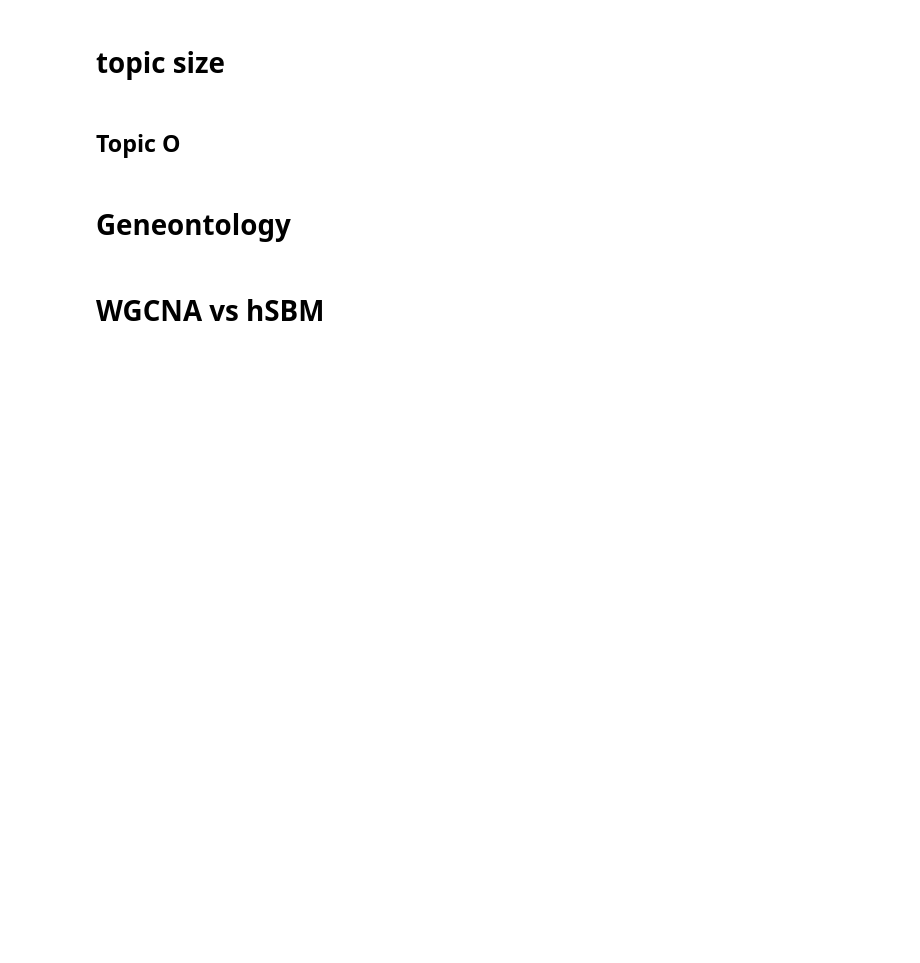
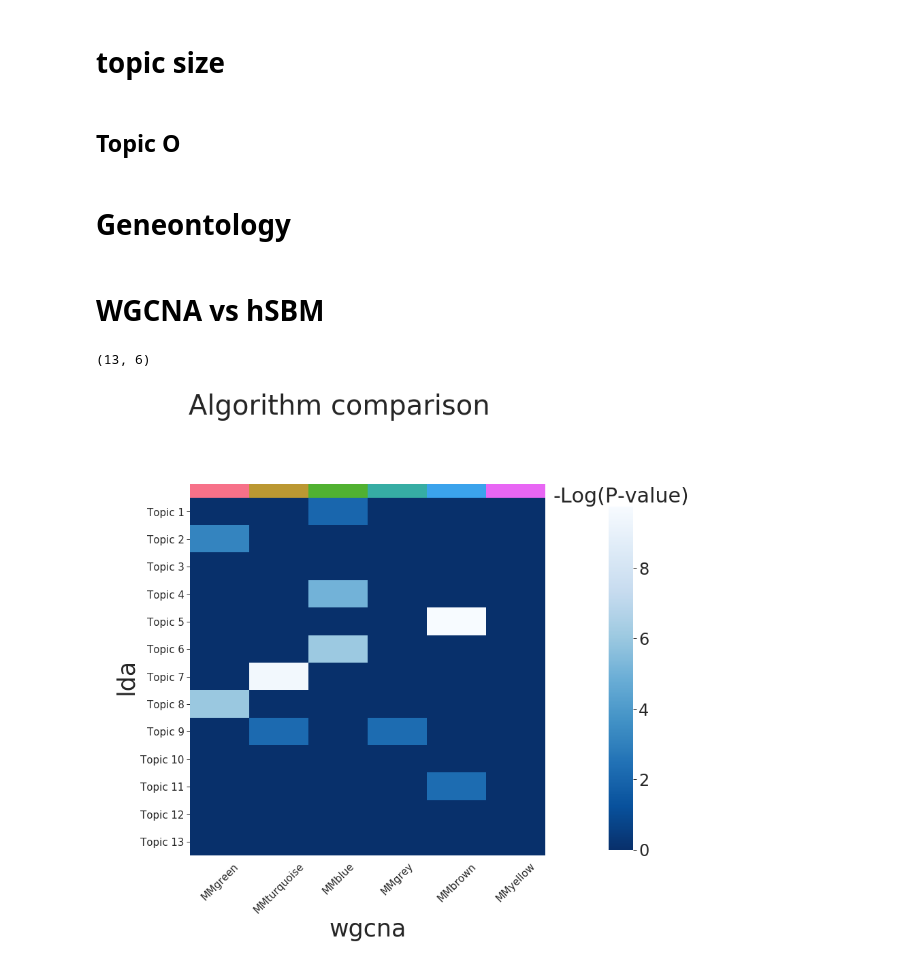
Before and after one commit to fvalle1/phd, a Jupyter notebook: hSBM_topics.ipynb, the cells around one changed output. Drawn from its saved outputs; the diff is of its cells as text; code cells hidden in the pictures; blank space fills up the shorter version.

```diff
--- a/hSBM_topics.ipynb
+++ b/hSBM_topics.ipynb
@@ -154,6 +183,9 @@ lda_list = pd.read_csv("lda/lda_level_2_word-dist.csv", index_col=0).apply(pd.Se
 # %%
-list_1 = hsbm_list
-list_2 = lda_list
+list_1 = lda_list
+list_2 = wgcna_list
+
+first_name = "lda"
+last_name = "wgcna"
 
 #to uniform
 list_1 = list_1[list_1.index.isin(list_2.index)]
@@ -164,51 +196,70 @@ pop_successes = {module:len(list_2[list_2==module]) for module in list_2.unique(
 sample_sizes = {topic:len(list_1[list_1==topic]) for topic in list_1.unique()}
 num_successes = pd.DataFrame(index=list_1.unique(), columns=list_2.unique()).fillna(0)
 for g in list_2.index:
-    if g in list_1:
+    if g in list_1.index:
         num_successes.at[list_1[g],list_2[g]]+=1
+num_successes.shape
+# %% [output]
+(13, 6)
 # %%
-df_cmap=pd.DataFrame(index=list_1.unique(), columns=list_2.unique()).fillna(0.5)
-for module in df_cmap.columns:
-    for topic in df_cmap.index:
-        x = num_successes.at[topic,module].astype(int) # number of successes
+df_cmap=pd.DataFrame(index=["Topic %d"%(d+1) for d in range(len(list_1.unique()))],
+                     columns=["Topic %d"%(d+1) for d in range(len(list_2.unique()))]).fillna(0.5)
+if "wgcna" in last_name:
+    df_cmap.columns=num_successes.columns
+for module, module_successes in zip(df_cmap.columns, num_successes.columns):
+    for topic, topic_successes in zip(df_cmap.index, num_successes.index):
+        x = num_successes.at[topic_successes,module_successes].astype(int) # number of successes
         M = population_size # pop size
-        k = pop_successes[module] # successes in pop
-        N = sample_sizes[topic] # sample size
+        k = pop_successes[module_successes] # successes in pop
+        N = sample_sizes[topic_successes] # sample size
         pval = hypergeom.sf(x-1, M, k, N)
         df_cmap.at[topic,module]=-np.log10(float(pval))
 # %%
-df_cmap[df_cmap<3]=0
+df_cmap[df_cmap<2]=0
 # %%
 #df_cmap = df_cmap.sort_values(by=[c for c in df_cmap.columns], axis=0, ascending=True)
 #create a color palette with the same number of colors as unique values in the Source column
 network_pal = sns.color_palette('husl',n_colors=len(df_cmap.columns))
 
 #Create a dictionary where the key is the category and the values are the
 #colors from the palette we just created
 network_lut = dict(zip(df_cmap.columns, network_pal))
 network_col = df_cmap.columns.map(network_lut)
 #Create a dictionary where the key is the category and the values are the
 #colors from the palette we just created
 network_lut = dict(zip(df_cmap.columns, network_pal))
 network_col = df_cmap.columns.map(network_lut)
 
-fig = plt.figure()
 cm = sns.clustermap(df_cmap,
                     row_cluster=False,
                     col_cluster=False,
                     metric='euclidean',
                     vmin=0,
                     cmap='Blues_r',
-                    col_colors=network_col)
+                    col_colors=network_col,
+                    mask=False,
+                   cbar_pos=(1.05,0.05,0.05,0.7))
 
 ax = cm.ax_heatmap
 ax.tick_params(labelsize=15)
+
+ax.set_ylabel(first_name, fontsize=35)
+ax.set_xlabel(last_name, fontsize=35)
+ax.set_xticklabels(df_cmap.columns, rotation=45)
+ax.yaxis.tick_left()
+ax.yaxis.set_label_position("left")
+
 cax = cm.ax_cbar
 cax.tick_params(labelsize=24)
 cax.set_title("-Log(P-value)", fontsize=30)
 
+#plt.tight_layout()
+
 cm.fig.suptitle('Algorithm comparison', fontsize=40)
-cm.fig.savefig("topics_logp.pdf")
+cm.savefig(f"topics_logp_{first_name}_{last_name}.pdf")
+plt.show()
+# %% [output]
+[figure, added]
 # %%
 print("hsbm - lda %.3f"%v_measure_score(list_1, list_2))
 # %%
```
Also changed, not shown: parts of 10 cells of this notebook, 1 other file.
